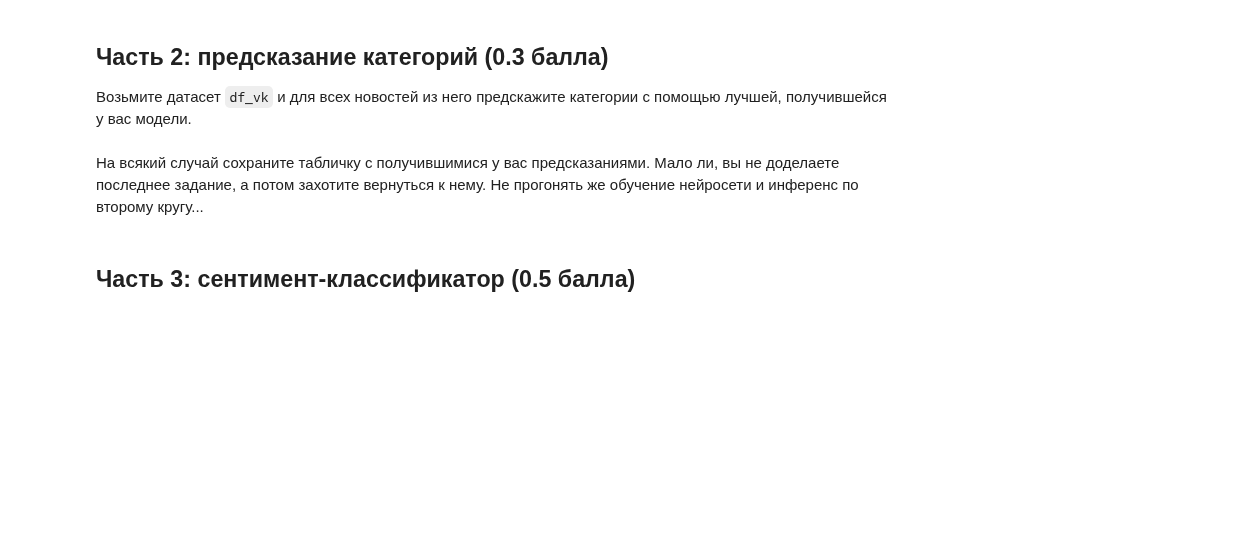
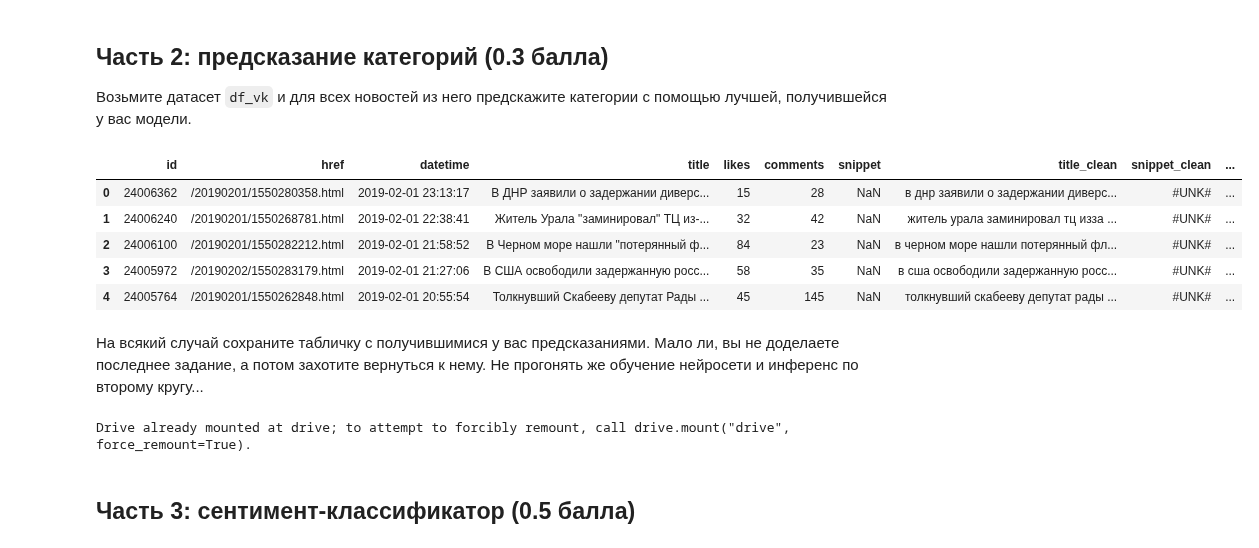
Before and after one commit to RuslanGaliullin/iad-deep-learning, a Jupyter notebook: 2023/homeworks/hw4_texts.ipynb, the cells around one changed output. Cells and saved outputs as stored; diff of their text form; code cells hidden in the pictures; blank space fills up the shorter version.

```diff
--- a/2023/homeworks/hw4_texts.ipynb
+++ b/2023/homeworks/hw4_texts.ipynb
@@ -506,8 +506,8 @@ class SimpleClassifier(nn.Module):
           embedded_snippet = self.embedding(snippet)
           embedded_snippet = embedded_snippet.mean(dim=1)
           embedded = torch.cat((embedded, embedded_snippet), dim=1)
-
-        assert self.fc.in_features == embedded.shape[1]
+        else:
+          embedded = torch.cat((embedded, embedded.new_zeros(embedded.shape)), dim=1)
         return self.fc(embedded)
 # %% [markdown]
 Соберём в `pytorch_lightning` модуль для обучения нейронки.
@@ -648,11 +649,13 @@ def exact_match(target, y_pred):
 # %%
 test_dataloader = DataLoader(test_dataset, shuffle=False, batch_size=test_dataset.__len__())
 
-for title, target in test_dataloader:
-    title, target = title.to(device), target.to(device)
-    logit = model_baseline(title)
+for data in test_dataloader:
+    data[0], data[1] = data[0].to(device), data[1].to(device)
+    if len(data) == 3:
+      data[2] = data[2].to(device)
+    logit = model_baseline(*data[:-1])
     pred_prob = F.softmax(logit, dim=1)
-
+    target = data[-1]
 assert pred_prob.shape[0] == test_dataset.__len__()
 # %% [markdown]
 Теперь выбирая различное значение порога, мы можем получать разные предсказания. Если взять очень большое значение порога, то метрики сильно просядут, так как во многих документах никакого прогноза не будет построено вообще.
@@ -791,2 +816,25 @@ df_vk['target_tags'] = [[0]]*df_vk.shape[0]
+# %%
+df_vk['target_tags'] = [[0]]*df_vk.shape[0]
+
+# oob_dataset = NewsDataset(df_vk.target_tags.values, df_vk.title_clean.values, vocabulary, VOCAB_SIZE, MAX_TITLE_LEN, CLASSES_NUM, df_vk.snippet_clean.values, 40)
+pred_prob, target = get_predict(model_baseline, oob_dataset)
+TRESHOLD = best_treshold
+y_pred = 1 * (pred_prob > TRESHOLD)
+res = []
+for index, tensor in enumerate(y_pred):
+    nonzero_indices = torch.nonzero(tensor).squeeze(dim=1)
+    if len(nonzero_indices) > 0:
+        res.append(nonzero_indices.cpu().numpy())
+    else:
+        res.append([])
+df_vk['target_tags'] = res
+df_vk.head()
+# %% [output]
+|  | id | href | datetime | title | likes | comments | snippet | title_clean | snippet_clean | ... |
+| 0 | 24006362 | /20190201/1550280358.html | 2019-02-01 23:13:17 | В ДНР заявили о задержании диверс... | 15 | 28 | NaN | в днр заявили о задержании диверс... | #UNK# | ... |
+| 1 | 24006240 | /20190201/1550268781.html | 2019-02-01 22:38:41 | Житель Урала "заминировал" ТЦ из-... | 32 | 42 | NaN | житель урала заминировал тц изза ... | #UNK# | ... |
+| 2 | 24006100 | /20190201/1550282212.html | 2019-02-01 21:58:52 | В Черном море нашли "потерянный ф... | 84 | 23 | NaN | в черном море нашли потерянный фл... | #UNK# | ... |
+| 3 | 24005972 | /20190202/1550283179.html | 2019-02-01 21:27:06 | В США освободили задержанную росс... | 58 | 35 | NaN | в сша освободили задержанную росс... | #UNK# | ... |
+| 4 | 24005764 | /20190201/1550262848.html | 2019-02-01 20:55:54 | Толкнувший Скабееву депутат Рады ... | 45 | 145 | NaN | толкнувший скабееву депутат рады ... | #UNK# | ... |
 # %% [markdown]
 На всякий случай сохраните табличку с получившимися у вас предсказаниями. Мало ли, вы не доделаете последнее задание, а потом захотите вернуться к нему. Не прогонять же обучение нейросети и инференс по второму кругу...
@@ -798,3 +841,11 @@ df_vk['target_tags'] = [[0]]*df_vk.shape[0]
+# %%
+from google.colab import drive
+drive.mount('drive')
+
+df_vk.to_csv('df_vk.csv')
+!cp df_vk.csv "drive/My Drive/iad/data"
+# %% [output]
+Drive already mounted at drive; to attempt to forcibly remount, call drive.mount("drive", force_remount=True).
 # %% [markdown]
 ## Часть 3: сентимент-классификатор (0.5 балла)
 # %% [markdown]
```
Also changed, not shown: parts of 15 cells of this notebook.
